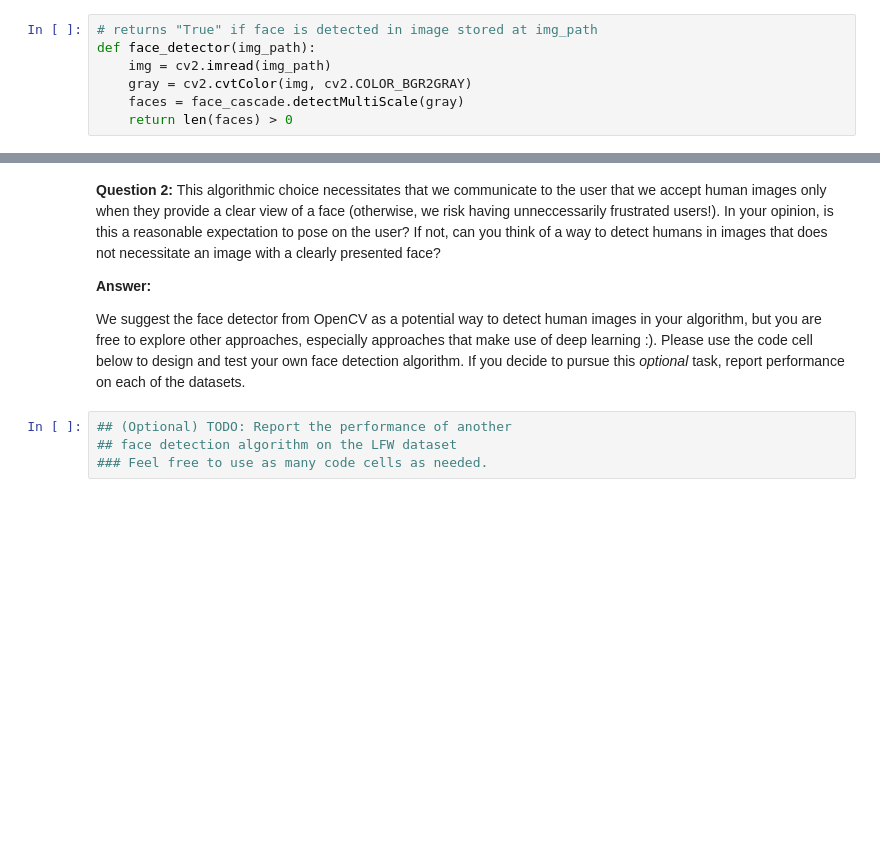
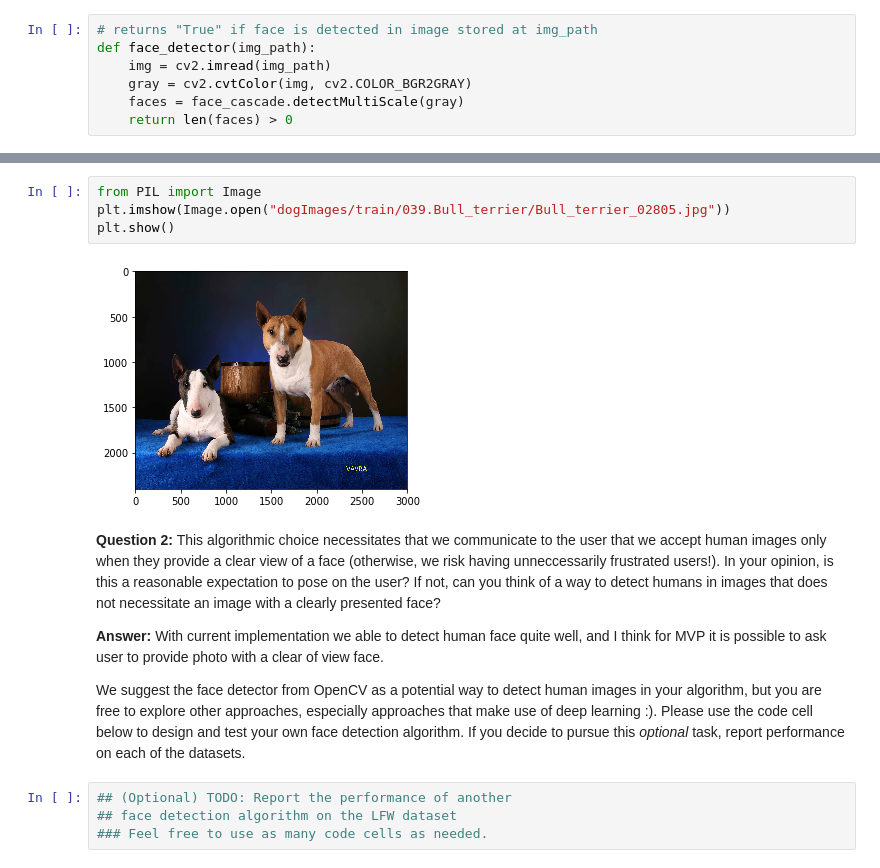
Before and after one commit to Denyskach/ml-models, a Jupyter notebook: MLND/dog_project/dog_app.ipynb, the cells around one changed output, grey strips where cells are left out. Cells and saved outputs as stored; diff of their text form; blank space fills up the shorter version.

```diff
--- a/MLND/dog_project/dog_app.ipynb
+++ b/MLND/dog_project/dog_app.ipynb
@@ -174,7 +193,13 @@ dog_files_short = train_files[:100]
+# %%
+from PIL import Image
+plt.imshow(Image.open("dogImages/train/039.Bull_terrier/Bull_terrier_02805.jpg"))
+plt.show()
+# %% [output]
+[figure, added]
 # %% [markdown]
 __Question 2:__ This algorithmic choice necessitates that we communicate to the user that we accept human images only when they provide a clear view of a face (otherwise, we risk having unneccessarily frustrated users!). In your opinion, is this a reasonable expectation to pose on the user? If not, can you think of a way to detect humans in images that does not necessitate an image with a clearly presented face?
 
-__Answer:__
+__Answer:__ With current implementation we able to detect human face quite well, and I think for MVP it is possible to ask user to provide photo with a clear of view face.
 
 We suggest the face detector from OpenCV as a potential way to detect human images in your algorithm, but you are free to explore other approaches, especially approaches that make use of deep learning :).  Please use the code cell below to design and test your own face detection algorithm.  If you decide to pursue this _optional_ task, report performance on each of the datasets.
 # %%
```
Also changed, not shown: parts of 20 cells of this notebook, 4 other files.
